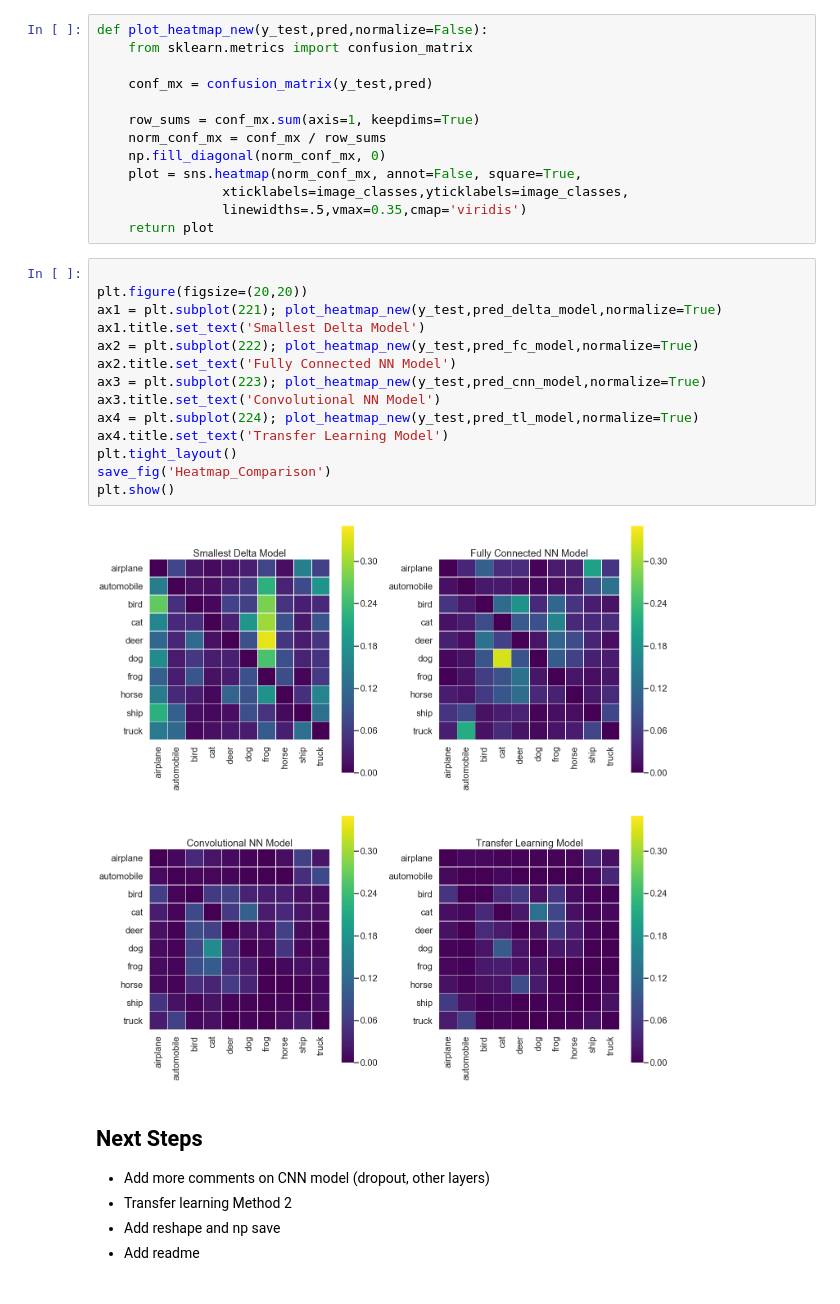
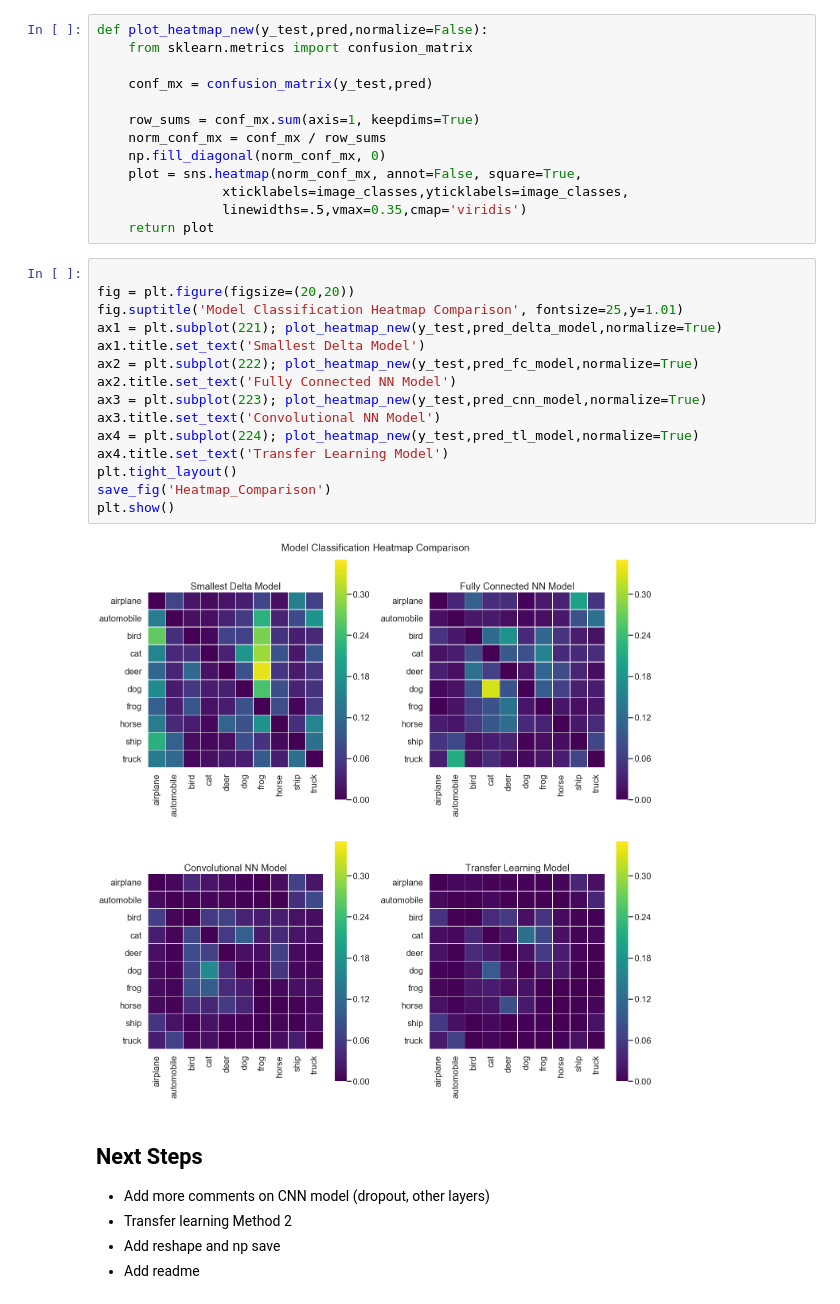
Before and after one commit to swami84/CIFAR10-Image-Classification---TensorFlow-, a Jupyter notebook: Cifar Image Classification.ipynb, the cells around one changed output. Cells and saved outputs as stored; diff of their text form.

```diff
--- a/Cifar Image Classification.ipynb
+++ b/Cifar Image Classification.ipynb
@@ -742,20 +746,21 @@ def plot_heatmap_new(y_test,pred,normalize=False):
     return plot
 # %%
 
-plt.figure(figsize=(20,20))
+fig = plt.figure(figsize=(20,20))
+fig.suptitle('Model Classification Heatmap Comparison', fontsize=25,y=1.01)
 ax1 = plt.subplot(221); plot_heatmap_new(y_test,pred_delta_model,normalize=True)
 ax1.title.set_text('Smallest Delta Model')
 ax2 = plt.subplot(222); plot_heatmap_new(y_test,pred_fc_model,normalize=True)
 ax2.title.set_text('Fully Connected NN Model')
 ax3 = plt.subplot(223); plot_heatmap_new(y_test,pred_cnn_model,normalize=True)
 ax3.title.set_text('Convolutional NN Model')
 ax4 = plt.subplot(224); plot_heatmap_new(y_test,pred_tl_model,normalize=True)
 ax4.title.set_text('Transfer Learning Model')
 plt.tight_layout()
 save_fig('Heatmap_Comparison')
 plt.show()
 # %% [output]
-[figure, old version]
+[figure, new version]
 # %% [markdown]
 ## Next Steps
 
```
Also changed, not shown: parts of 3 cells of this notebook, 3 other files.
